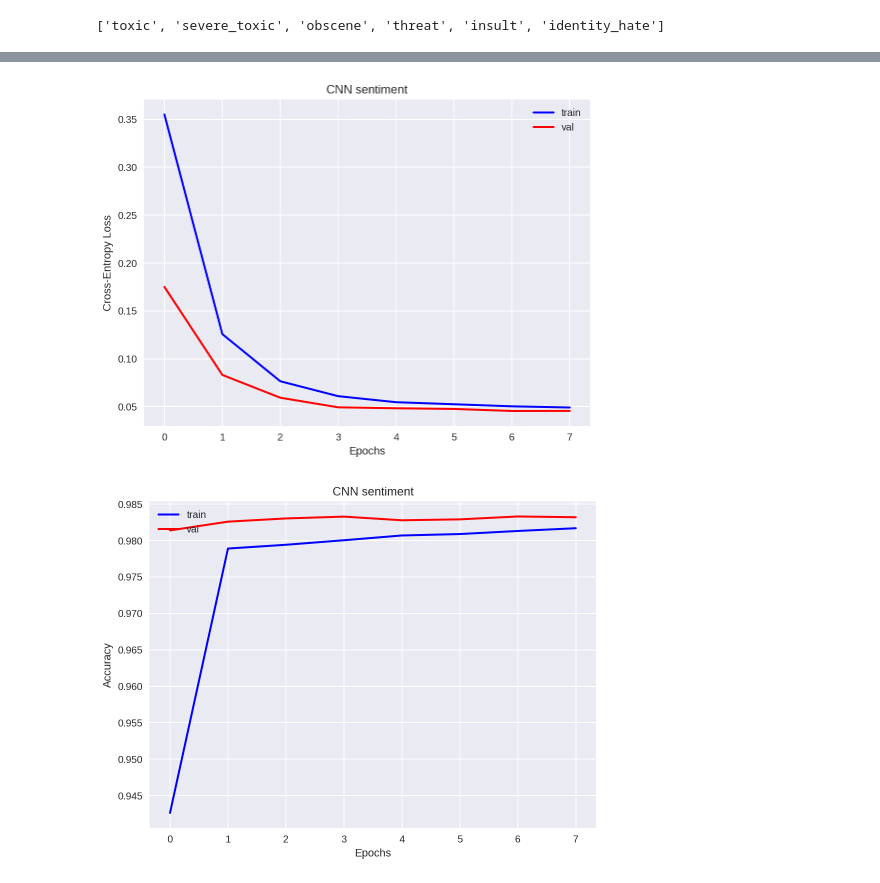
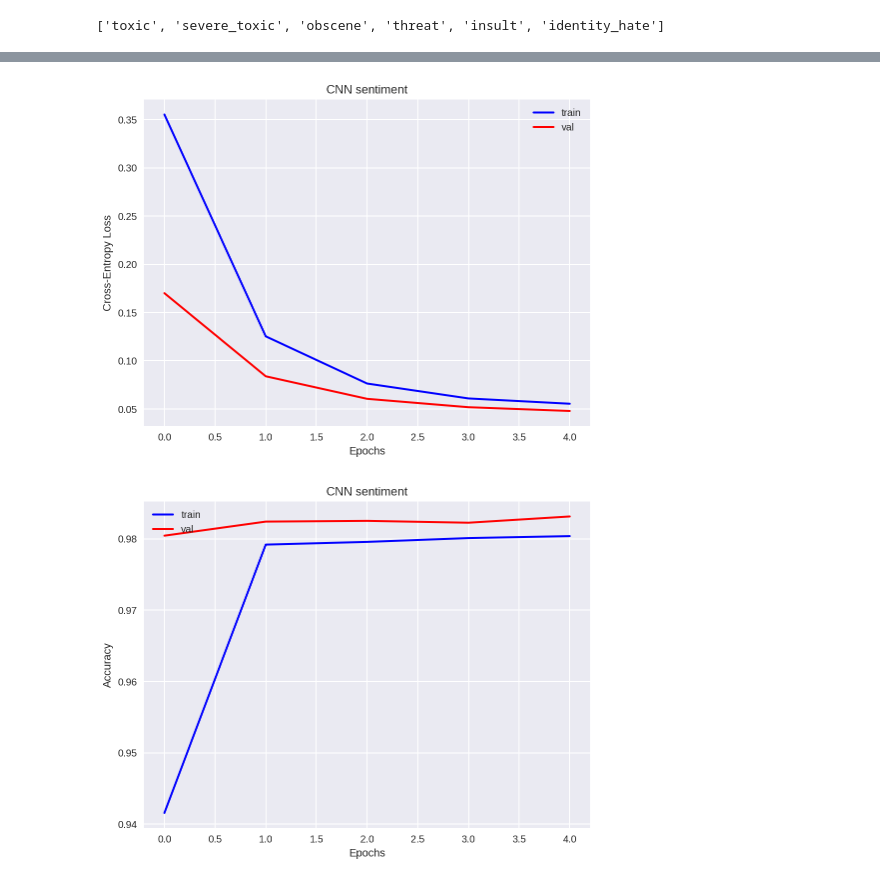
Before and after one commit to Zhengqi-Li/NLP, a Jupyter notebook: textCNN_with_multi_layers.ipynb, the cells around one changed output, grey strips where cells are left out. Saved outputs shown, nothing was run; the diff lists cells and outputs as text; code cells hidden in the pictures.

```diff
--- a/textCNN_with_multi_layers.ipynb
+++ b/textCNN_with_multi_layers.ipynb
@@ -215,14 +190,14 @@ for word, index in tqdm(word_index.items()):
 #     c = np.random.choice(clean_index.reshape(clean_index.shape[0]), 2700*2)
 #     return np.append(x[d],x[c], axis=0), np.append(y[d],y[c], axis=0)
 
-def data_expand(x, y):
-    dirty_index = np.argwhere(y.sum(axis=1)>0)
-    d = dirty_index.reshape(dirty_index.shape[0])
-    clean_index = np.argwhere(y.sum(axis=1)==0)
-    c = clean_index.reshape(clean_index.shape[0])
-    dirty_expand = np.tile(x[d], (8,1))
-    dirty_label = np.tile(y[d], (8,1))
-    return np.append(dirty_expand, x[c], axis=0), np.append(dirty_label, y[c], axis=0)
+# def data_expand(x, y):
+#     dirty_index = np.argwhere(y.sum(axis=1)>0)
+#     d = dirty_index.reshape(dirty_index.shape[0])
+#     clean_index = np.argwhere(y.sum(axis=1)==0)
+#     c = clean_index.reshape(clean_index.shape[0])
+#     dirty_expand = np.tile(x[d], (8,1))
+#     dirty_label = np.tile(y[d], (8,1))
+#     return np.append(dirty_expand, x[c], axis=0), np.append(dirty_label, y[c], axis=0)
 
 num_filters = 64
 filter_sizes = [2,3,5]
@@ -255,9 +230,9 @@ maxpool_2 = MaxPooling1D(filter_sizes[2])(conv_2)
 
 
 z = Concatenate(axis=1)([maxpool_0,maxpool_1,maxpool_2])
-z = MaxPooling1D(2)(z)
-z = BatchNormalization()(z)
-z = LeakyReLU()(z)
+# z = MaxPooling1D(2)(z)
+# z = BatchNormalization()(z)
+# z = LeakyReLU()(z)
 
 z = GlobalMaxPooling1D()(z)
 z = BatchNormalization()(z)
@@ -280,7 +255,7 @@ model.summary()
 
 
 
-callbacks = [EarlyStopping(monitor='val_loss',
+callbacks = [EarlyStopping(monitor='val_acc',
                           min_delta=0.01,
                           patience=4,
                           verbose=1)]
@@ -303,6 +278,13 @@ hist = model.fit(X_train, Y_train,
                 class_weight='balanced')
 
 
+y_test = model.predict(seq_test)
+label_names = ["toxic", "severe_toxic", "obscene", "threat", "insult", "identity_hate"]
+submission_df = pd.DataFrame(columns=['id'] + label_names)
+submission_df['id'] = test_data['id'].values
+submission_df[label_names] = y_test
+submission_df.to_csv("./cnn_fasttext_submission.csv", index=False)
+
 plt.figure()
 plt.plot(hist.history['loss'], lw=2.0, color='b', label='train')
 plt.plot(hist.history['val_loss'], lw=2.0, color='r', label='val')
@@ -320,13 +302,6 @@ plt.xlabel('Epochs')
 plt.ylabel('Accuracy')
 plt.legend(loc='upper left')
 plt.show()
-
-y_test = model.predict(seq_test)
-label_names = ["toxic", "severe_toxic", "obscene", "threat", "insult", "identity_hate"]
-submission_df = pd.DataFrame(columns=['id'] + label_names)
-submission_df['id'] = test_data['id'].values
-submission_df[label_names] = y_test
-submission_df.to_csv("./cnn_fasttext_submission.csv", index=False)
 # %% [output]
 __________________________________________________________________________________________________
 Layer (type)                    Output Shape         Param #     Connected to
@@ -348,2 +323,2 @@ Epoch 00008: early stopping
-[figure, old version]
+[figure, new version]
-[figure, old version]
+[figure, new version]
```
Also changed, not shown: parts of 13 cells of this notebook.
